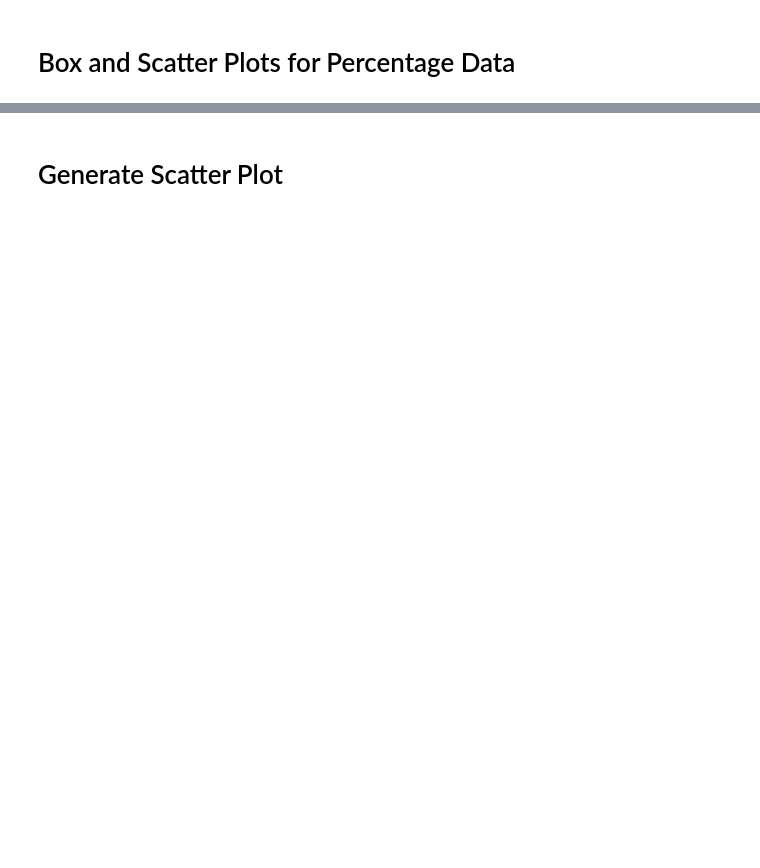
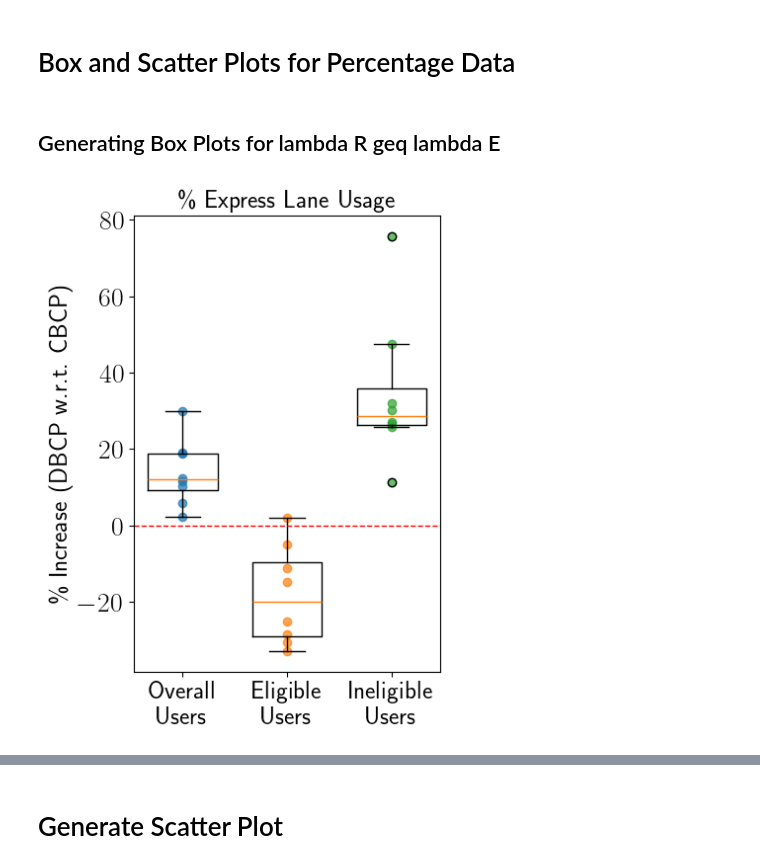
Before and after one commit to chihyuanchiu/CBCP_Credit_Discount, a Jupyter notebook: frank/Bilevel_Opt_aux_compare_CBCP_DBCP.ipynb, the cells around one changed output, grey strips where cells are left out. Saved outputs shown, nothing was run; the diff lists cells and outputs as text; code cells hidden in the pictures; blank space fills up the shorter version.

Commit message:
Generated new plots for experiment section figures.

```diff
--- a/frank/Bilevel_Opt_aux_compare_CBCP_DBCP.ipynb
+++ b/frank/Bilevel_Opt_aux_compare_CBCP_DBCP.ipynb
@@ -821,6 +821,8 @@ for i in range(stats_compare_percentage_array.shape[0]):
     stats_compare_percentage_array[i, 0:3] = stats_compare_absolute_percentage_array[2*i+1, 0:3]
     stats_compare_percentage_array[i, 3:] = stats_compare_absolute_percentage_array[2*i+1, 4:]
 
+stats_compare_percentage_array = np.delete(stats_compare_percentage_array, 14, axis=0)
+stats_compare_percentage_array = np.delete(stats_compare_percentage_array, 10, axis=0)
 stats_compare_percentage_array = np.delete(stats_compare_percentage_array, 6, axis=0)
 
 percent_express_lane_usage_rel_data_array = stats_compare_percentage_array[:, 3:6]
@@ -828,6 +830,17 @@ average_travel_time_rel_data_array = stats_compare_percentage_array[:, 6:8]
 user_costs_revenues_rel_data_array = stats_compare_percentage_array[:, 8:11]
 societal_costs_rel_data_array = stats_compare_percentage_array[:, -1]
 
+percent_express_lane_usage_rel_data_array___lambda_R_geq_lambda_E = percent_express_lane_usage_rel_data_array[:8,:]
+average_travel_time_rel_data_array___lambda_R_geq_lambda_E = average_travel_time_rel_data_array[:8,:]
+user_costs_revenues_rel_data_array___lambda_R_geq_lambda_E = user_costs_revenues_rel_data_array[:8,:]
+societal_costs_rel_data_array___lambda_R_geq_lambda_E = societal_costs_rel_data_array[:8]
+
+percent_express_lane_usage_rel_data_array___lambda_R_less_than_lambda_E = percent_express_lane_usage_rel_data_array[8:,:]
+average_travel_time_rel_data_array___lambda_R_less_than_lambda_E = average_travel_time_rel_data_array[8:,:]
+user_costs_revenues_rel_data_array___lambda_R_less_than_lambda_E = user_costs_revenues_rel_data_array[8:,:]
+societal_costs_rel_data_array___lambda_R_less_than_lambda_E = societal_costs_rel_data_array[8:]
+
+
 # stats_compare_percentage_array
 # percent_express_lane_usage_rel_data_array
 # average_travel_time_rel_data_array
@@ -835,0 +854,48 @@ societal_costs_rel_data_array = stats_compare_percentage_array[:, -1]
+# %% [markdown]
+## Generating Box Plots for lambda R geq lambda E
+# %%
+# Percent of express lane occupancy (lambda R \geq lambda_E)
+
+percent_express_overall___lambda_R_geq_lambda_E = percent_express_lane_usage_rel_data_array___lambda_R_geq_lambda_E[:, 0]
+percent_express_eligible___lambda_R_geq_lambda_E = percent_express_lane_usage_rel_data_array___lambda_R_geq_lambda_E[:, 1]
+percent_express_ineligible___lambda_R_geq_lambda_E = percent_express_lane_usage_rel_data_array___lambda_R_geq_lambda_E[:, 2]
+
+data = [percent_express_overall___lambda_R_geq_lambda_E,\
+        percent_express_eligible___lambda_R_geq_lambda_E,\
+        percent_express_ineligible___lambda_R_geq_lambda_E]
+positions = np.array([1, 2, 3]) * 0.15
+
+# plt.figure(figsize=(8, 5))
+plt.figure(figsize=(4, 6))
+
+# Boxplots
+plt.boxplot(data, positions=positions, widths=0.1)
+
+# Scatter points with jitter
+for i, d in enumerate(data):
+    # x_vals = np.random.normal(positions[i], 0.05, size=len(d))
+    x_vals = positions[i] * np.ones(len(d))
+    plt.scatter(x_vals, d, alpha=0.7)
+
+# Set shared axis labels and ticks
+plt.xticks(positions, ['Overall\nUsers', 'Eligible\nUsers', 'Ineligible\nUsers'], fontsize=18)
+plt.yticks(fontsize=20)
+plt.ylabel("\% Increase (DBCP w.r.t. CBCP)", fontsize=18)
+# plt.ylabel("Magnitude")
+
+# plt.xlim(positions[0], positions[-1])
+pad = 0.07
+plt.xlim(positions[0] - pad, positions[-1] + pad)
+
+plt.axhline(y=0, color='red', linestyle='--', linewidth=1)
+
+plt.title("\% Express Lane Usage", fontsize=18)
+# plt.tick_params(axis='x', pad=2)
+# plt.margins(x=0)
+
+# plt.tight_layout()
+# plt.subplots_adjust(wspace=0.5)
+# plt.subplots_adjust(hspace=0.5)
+plt.show()
+# %% [output]
+[figure, added]
```
Also changed, not shown: parts of 15 cells of this notebook.
